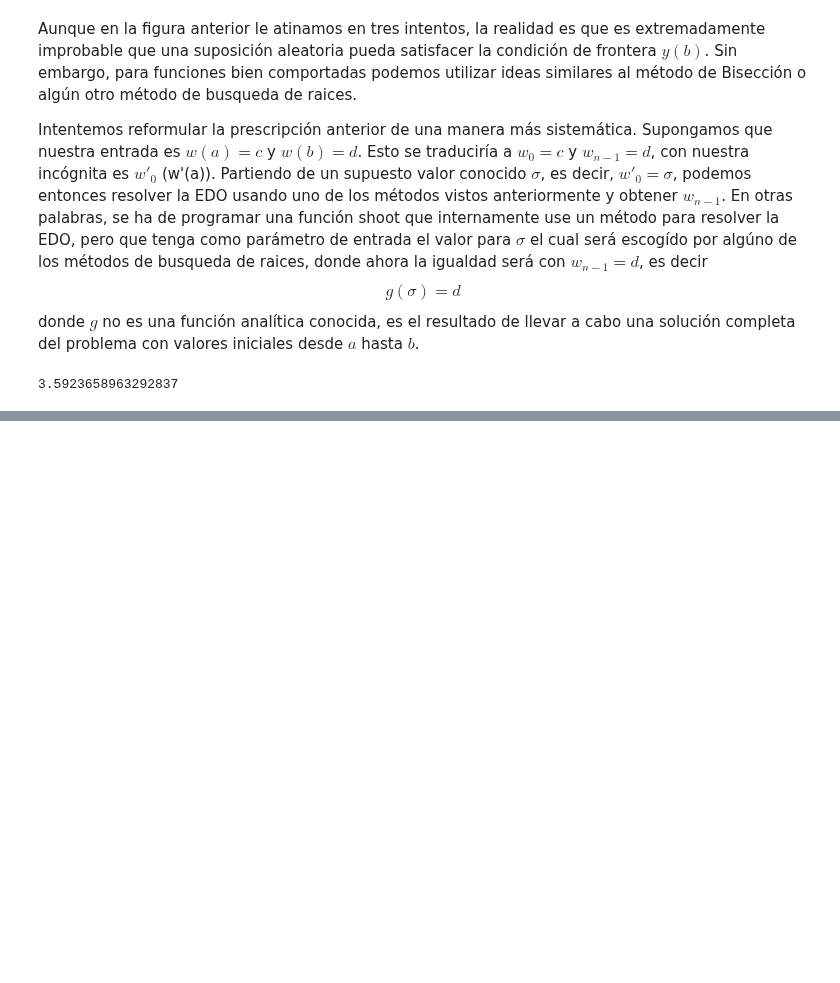
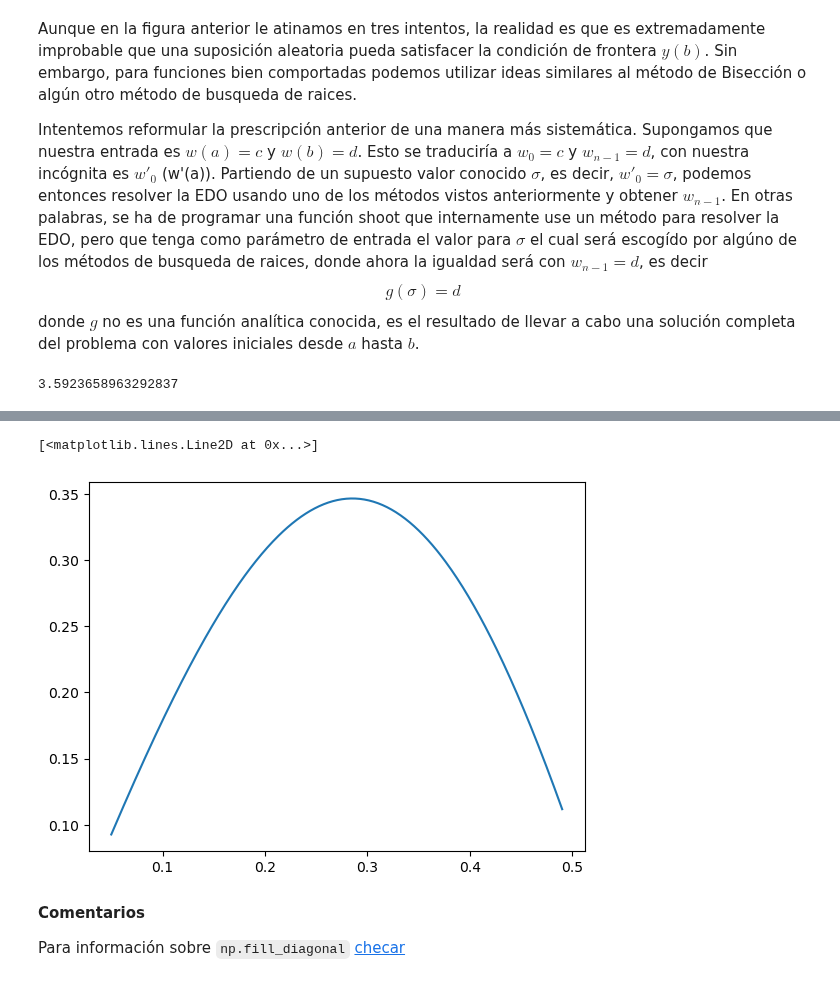
Before and after one commit to Mandy8808/Metodos_Numericos_2024, a Jupyter notebook: Lectures/Primer_Bloque/Lecture_part6.ipynb, the cells around one changed output, grey strips where cells are left out. Saved outputs shown, nothing was run; the diff lists cells and outputs as text; code cells hidden in the pictures; blank space fills up the shorter version.

```diff
--- a/Lectures/Primer_Bloque/Lecture_part6.ipynb
+++ b/Lectures/Primer_Bloque/Lecture_part6.ipynb
@@ -569,0 +625,44 @@ shooting(fs, datos, arg=[a, b, c, d], inter=[0, 20], Nit=1000, Ndiv=100, eps=1e-
+# %%
+def matriz(data, info=False):
+    a, b, b0, bf, npt = data
+    h = (b-a)/(npt-1)
+    xi = a + np.arange(npt)*h
+
+    # creando alpha, beta, gamma discretos
+    denom = (1-xi**2)
+    alphaj = 1 + h*xi/denom
+    betaj = -2 + 30*h**2/denom
+    gamma = 1 - h*xi/denom
+
+    # Creando la matriz de dimensión n x n
+    A = np.zeros((npt, npt))
+    np.fill_diagonal(A[:, :], betaj)  # recordar que no incluye el x_0
+    np.fill_diagonal(A[1:-1, :], alphaj)  # recordar que no incluye el x_0
+    np.fill_diagonal(A[1:, 2:], gamma)  # recordar que no incluye el x_0
+    A[0, 0] = 1
+    A[-1,-1] = 1
+
+    # creando vector B
+    bs = np.zeros(npt)
+    bs[0] = b0
+    bs[-1] = bf
+
+    if info:
+        print(A)
+
+    return A, bs, xi
+# %%
+a, b, b0, bf, npt = 0.05, 0.49, 0.0926587109375, 0.11177050858750004, 400
+data =  [a, b, b0, bf, npt]
+A, bs, xi = matriz(data, info=False)
+invA = np.linalg.inv(A)  # A^{-1}
+W = np.dot(invA, bs)  # W=A^{-1} b
+# %%
+plt.plot(xi, W)
+# %% [output]
+[<matplotlib.lines.Line2D at 0x...>]
+[figure, added]
+# %% [markdown]
+**Comentarios**
+
+Para información sobre `np.fill_diagonal` [checar](https://numpy.org/doc/stable/reference/generated/numpy.fill_diagonal.html)
```
Also changed, not shown: parts of 9 cells of this notebook, 7 other files.
